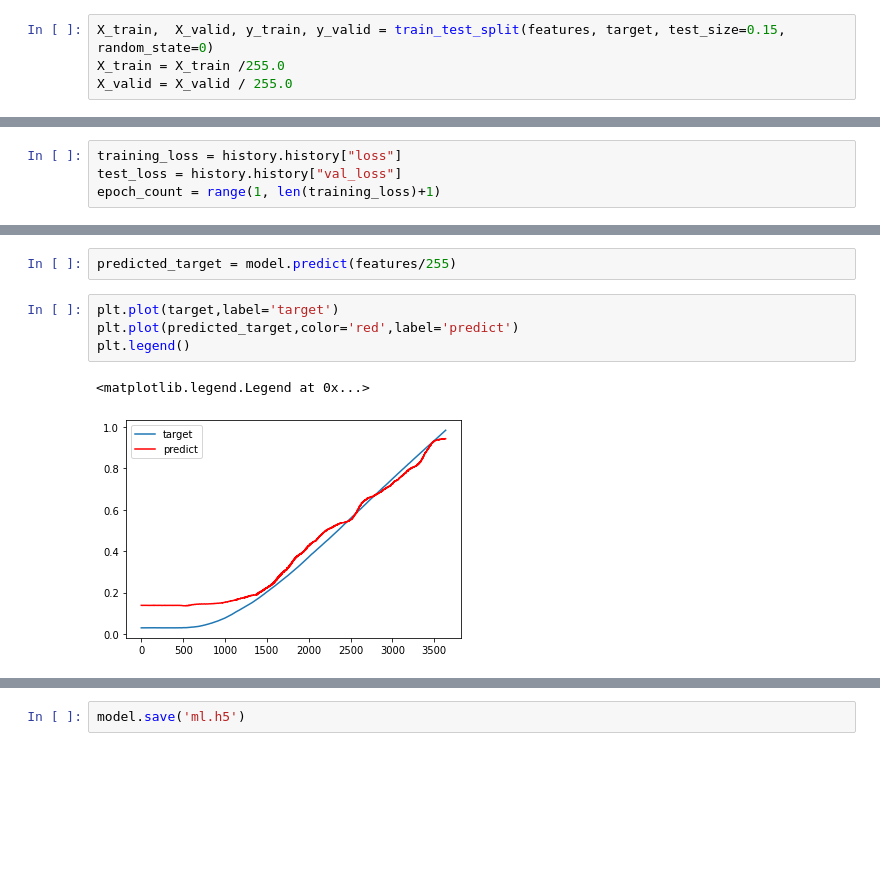
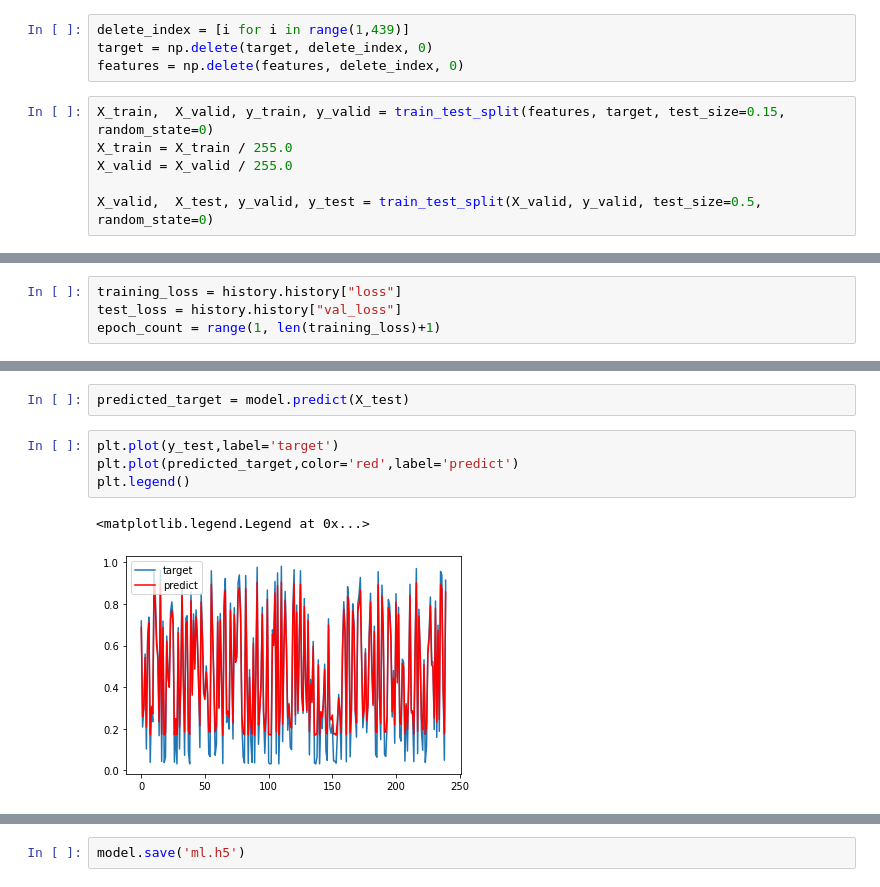
Before and after one commit to HOGEUNGOD/scientificProject, a Jupyter notebook: practice.ipynb, the cells around one changed output, grey strips where cells are left out. Saved outputs shown, nothing was run; the diff lists cells and outputs as text; blank space fills up the shorter version.

```diff
--- a/practice.ipynb
+++ b/practice.ipynb
@@ -30,10 +30,16 @@ target = np.array(pd.read_csv('data/ML/target.csv', encoding='CP949'))[:,3]
 min_max_scaler  = MinMaxScaler()
 target = min_max_scaler.fit_transform(target.reshape(-1, 1))
 target = savgol_filter(target.flatten(),201,1).reshape(-1, 1)
+# %%
+delete_index = [i for i in range(1,439)]
+target = np.delete(target, delete_index, 0)
+features = np.delete(features, delete_index, 0)
 # %%
 X_train,  X_valid, y_train, y_valid = train_test_split(features, target, test_size=0.15, random_state=0)
-X_train = X_train /255.0
+X_train = X_train / 255.0
 X_valid = X_valid / 255.0
+
+X_valid,  X_test, y_valid, y_test = train_test_split(X_valid, y_valid, test_size=0.5, random_state=0)
 # %%
 DefaultConv2D = partial(keras.layers.Conv2D,
                         kernel_size=3, activation='relu', padding="SAME")
@@ -102,9 +108,9 @@ NameError: name 'epoch_count' is not defined
 # %%
-predicted_target = model.predict(features/255)
+predicted_target = model.predict(X_test)
 # %%
-plt.plot(target,label='target')
+plt.plot(y_test,label='target')
 plt.plot(predicted_target,color='red',label='predict')
 plt.legend()
 # %% [output]
 <matplotlib.legend.Legend at 0x...>
-[figure, old version]
+[figure, new version]
```
Also changed, not shown: parts of 3 cells of this notebook, 13 other files.
